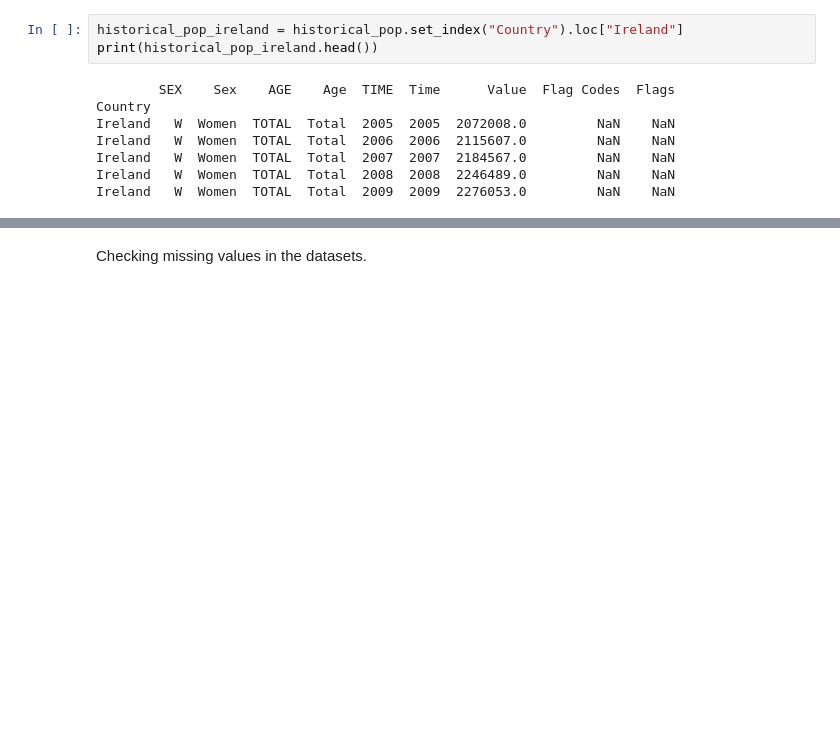
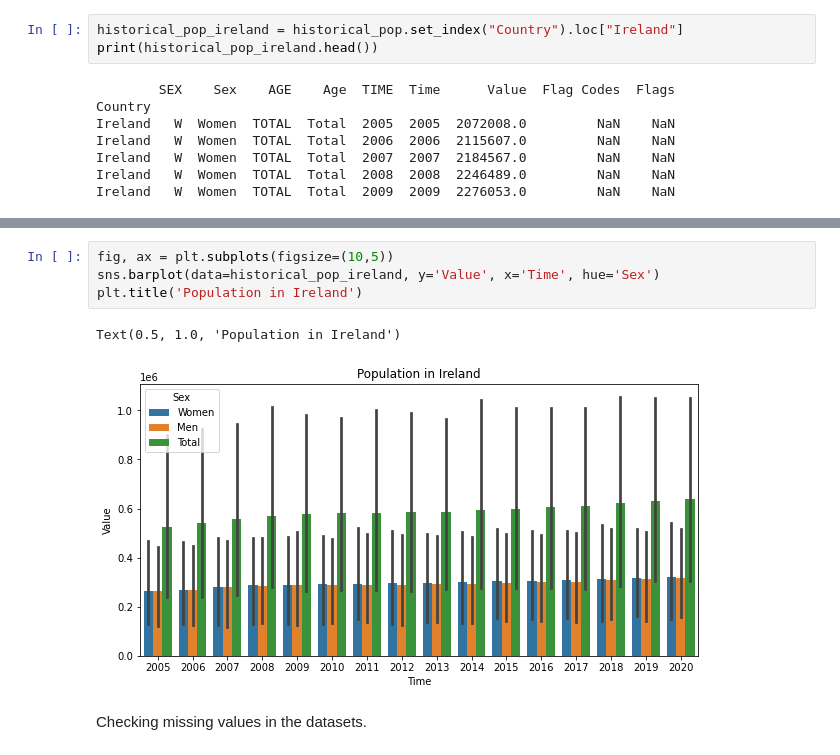
Before and after one commit to BoSuto/Data-analysis-for-business-March-2022-, a Jupyter notebook: Population, Economics & Green Growth.ipynb, the cells around one changed output, grey strips where cells are left out. Cells and saved outputs as stored; diff of their text form; blank space fills up the shorter version.

```diff
--- a/Population, Economics & Green Growth.ipynb
+++ b/Population, Economics & Green Growth.ipynb
@@ -632,3 +637,10 @@ Text(0.5, 1.0, 'Global Population')
+# %%
+fig, ax = plt.subplots(figsize=(10,5))
+sns.barplot(data=historical_pop_ireland, y='Value', x='Time', hue='Sex')
+plt.title('Population in Ireland')
+# %% [output]
+Text(0.5, 1.0, 'Population in Ireland')
+[figure, added]
 # %% [markdown]
 Checking missing values in the datasets.
 # %%
```
Also changed, not shown: parts of 34 cells of this notebook.
